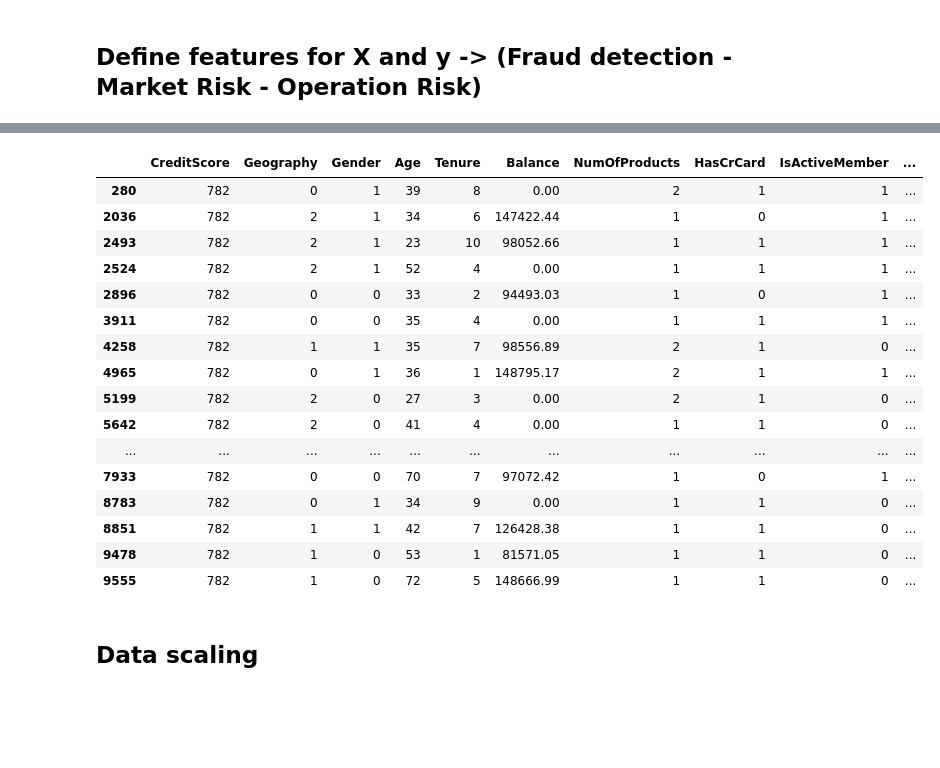
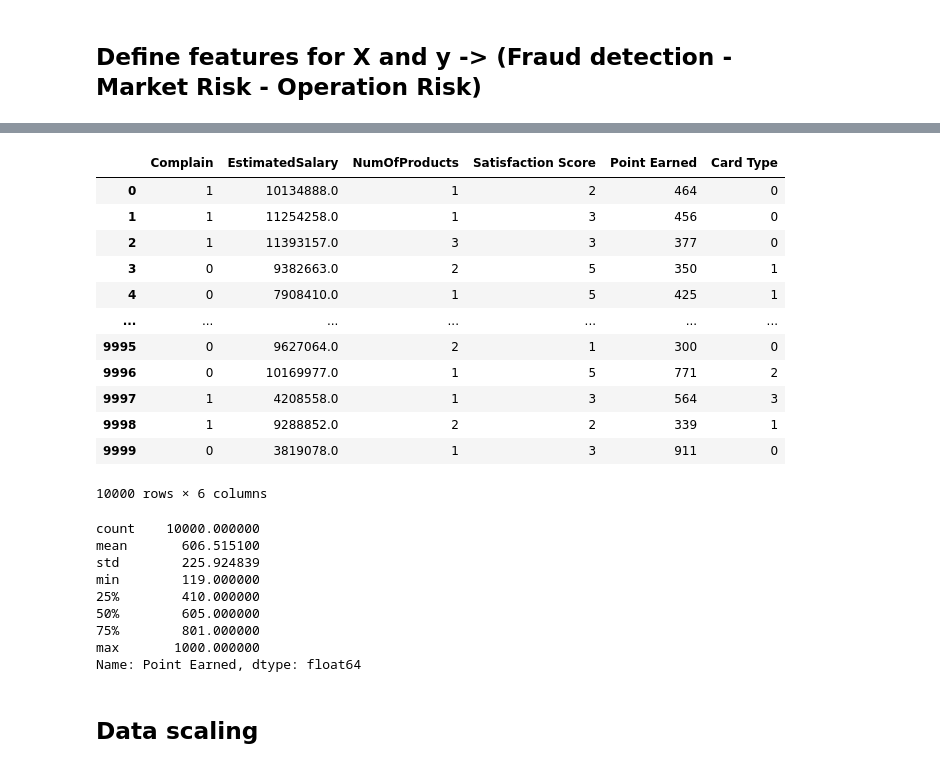
Before and after one commit to Mipjeiger/Bank-ML-End-to-end-Engineer, a Jupyter notebook: ml-engineer/notebooks/02_eda_fraud.ipynb, the cells around one changed output, grey strips where cells are left out. Cells and saved outputs as stored; diff of their text form; code cells hidden in the pictures; blank space fills up the shorter version.

```diff
--- a/ml-engineer/notebooks/02_eda_fraud.ipynb
+++ b/ml-engineer/notebooks/02_eda_fraud.ipynb
@@ -103,6 +103,9 @@ df["OperationalRiskScore"] = (
     df["LowSatisfaction"] +
     (df["IsActiveMember"] == 0).astype(int)
 ).drop(columns=["ComplainFlag", "LowSatisfaction"])
+# %%
+## improve estimated salary multiplied 100
+df["EstimatedSalary"] = df["EstimatedSalary"] * 100
 # %%
 pd.set_option("display.max_columns", None)
 df
@@ -190,23 +209,31 @@ df[df["CreditScore"] == 782]
 # %%
-X[X["CreditScore"] == 782]
+X[['Complain', 'EstimatedSalary', 'NumOfProducts', 'Satisfaction Score', 'Point Earned', 'Card Type']]
 # %% [output]
-|  | CreditScore | Geography | Gender | Age | Tenure | Balance | NumOfProducts | HasCrCard | IsActiveMember | ... |
-| 280 | 782 | 0 | 1 | 39 | 8 | 0.00 | 2 | 1 | 1 | ... |
-| 2036 | 782 | 2 | 1 | 34 | 6 | 147422.44 | 1 | 0 | 1 | ... |
-| 2493 | 782 | 2 | 1 | 23 | 10 | 98052.66 | 1 | 1 | 1 | ... |
-| 2524 | 782 | 2 | 1 | 52 | 4 | 0.00 | 1 | 1 | 1 | ... |
-| 2896 | 782 | 0 | 0 | 33 | 2 | 94493.03 | 1 | 0 | 1 | ... |
-| 3911 | 782 | 0 | 0 | 35 | 4 | 0.00 | 1 | 1 | 1 | ... |
-| 4258 | 782 | 1 | 1 | 35 | 7 | 98556.89 | 2 | 1 | 0 | ... |
-| 4965 | 782 | 0 | 1 | 36 | 1 | 148795.17 | 2 | 1 | 1 | ... |
-| 5199 | 782 | 2 | 0 | 27 | 3 | 0.00 | 2 | 1 | 0 | ... |
-| 5642 | 782 | 2 | 0 | 41 | 4 | 0.00 | 1 | 1 | 0 | ... |
-| ... | ... | ... | ... | ... | ... | ... | ... | ... | ... | ... |
-| 7933 | 782 | 0 | 0 | 70 | 7 | 97072.42 | 1 | 0 | 1 | ... |
-| 8783 | 782 | 0 | 1 | 34 | 9 | 0.00 | 1 | 1 | 0 | ... |
-| 8851 | 782 | 1 | 1 | 42 | 7 | 126428.38 | 1 | 1 | 0 | ... |
-| 9478 | 782 | 1 | 0 | 53 | 1 | 81571.05 | 1 | 1 | 0 | ... |
-| 9555 | 782 | 1 | 0 | 72 | 5 | 148666.99 | 1 | 1 | 0 | ... |
+|  | Complain | EstimatedSalary | NumOfProducts | Satisfaction Score | Point Earned | Card Type |
+| 0 | 1 | 10134888.0 | 1 | 2 | 464 | 0 |
+| 1 | 1 | 11254258.0 | 1 | 3 | 456 | 0 |
+| 2 | 1 | 11393157.0 | 3 | 3 | 377 | 0 |
+| 3 | 0 | 9382663.0 | 2 | 5 | 350 | 1 |
+| 4 | 0 | 7908410.0 | 1 | 5 | 425 | 1 |
+| ... | ... | ... | ... | ... | ... | ... |
+| 9995 | 0 | 9627064.0 | 2 | 1 | 300 | 0 |
+| 9996 | 0 | 10169977.0 | 1 | 5 | 771 | 2 |
+| 9997 | 1 | 4208558.0 | 1 | 3 | 564 | 3 |
+| 9998 | 1 | 9288852.0 | 2 | 2 | 339 | 1 |
+| 9999 | 0 | 3819078.0 | 1 | 3 | 911 | 0 |
+10000 rows × 6 columns
+# %%
+X['Point Earned'].describe()
+# %% [output]
+count    10000.000000
+mean       606.515100
+std        225.924839
+min        119.000000
+25%        410.000000
+50%        605.000000
+75%        801.000000
+max       1000.000000
+Name: Point Earned, dtype: float64
 # %% [markdown]
 ## Data scaling
 # %%
```
Also changed, not shown: parts of 3 cells of this notebook, 7 other files.
